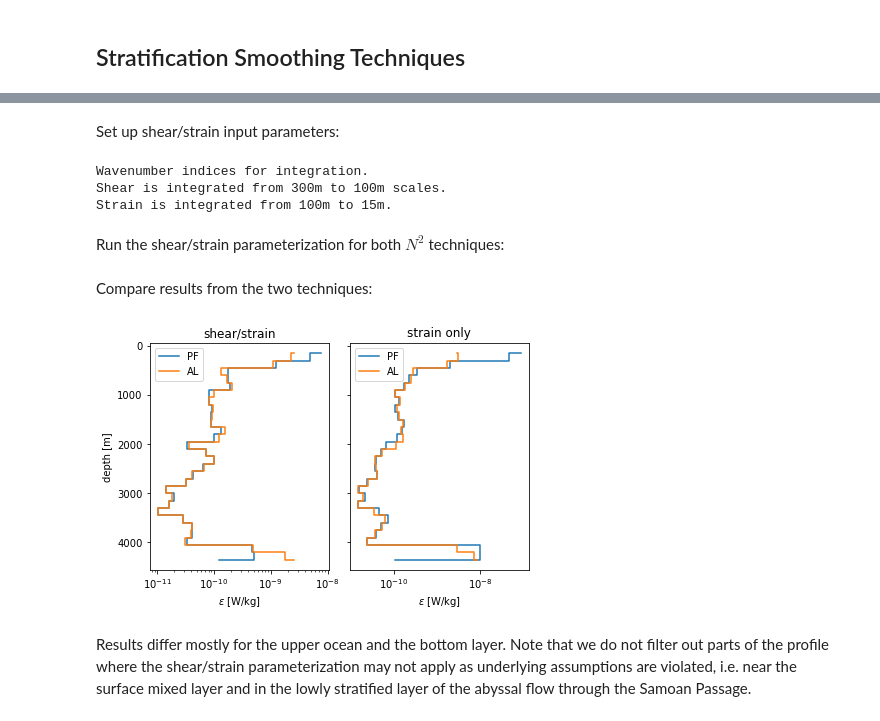
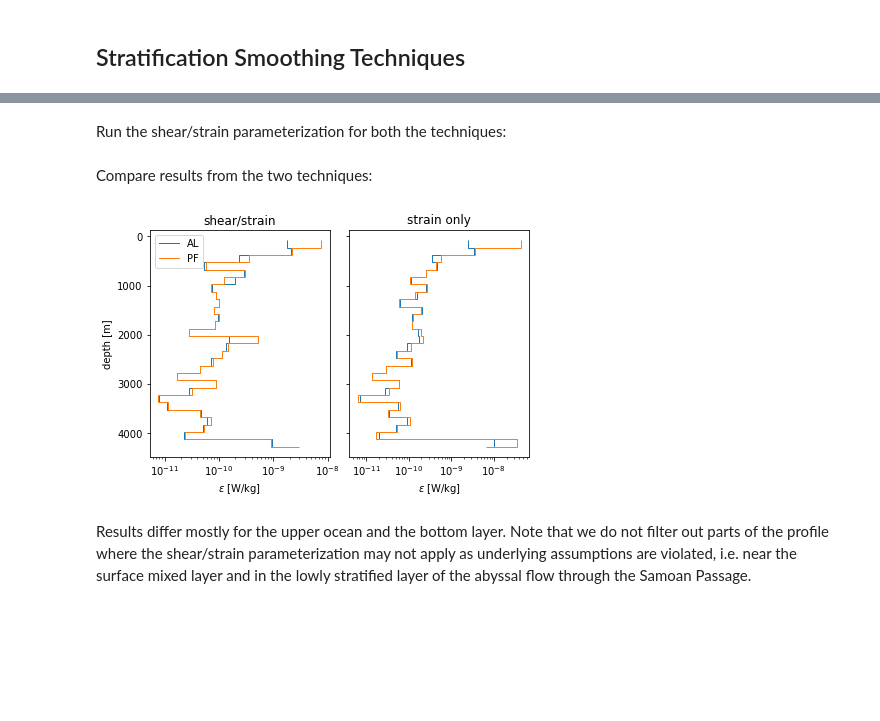
Before and after one commit to modscripps/mixsea, a Jupyter notebook: docs/shearstrain.ipynb, the cells around one changed output, grey strips where cells are left out. Cells and saved outputs as stored; diff of their text form; code cells hidden in the pictures; blank space fills up the shorter version.

```diff
--- a/docs/shearstrain.ipynb
+++ b/docs/shearstrain.ipynb
@@ -143,18 +143,18 @@ Wavenumber indices for integration:
 We now pass through our input data and paramter dictionary to the `shearstrain` function and retrieve the dissipation rate of turbulent kinetic energy $\epsilon$, the diapycnal diffusivity $\kappa_{\rho}$, and an optional dictionary of detailed diagnostics.
 # %%
 eps, krho, diag = mx.shearstrain.shearstrain(
-    depth, t, SP, lon, lat, uz, vz, depth_sh, **shst_params, ladcp_is_shear=True, return_diagnostics=True
+    depth, t, SP, lon, lat, uz, vz, depth_sh, **shst_params
 )
 # %%
-
-
-depth_bin_edges = np.concatenate(([np.min(depth_bin)-dz/2], 0.5*(depth_bin[1:]+depth_bin[:-1]), [np.max(depth_bin)-dz/2]))
-
 depth_bin = diag["depth_bin"]
+depth_bin_edges = np.concatenate((
+    [np.min(depth_bin)-dz/2],
+    0.5*(depth_bin[1:]+depth_bin[:-1]),
+    [np.max(depth_bin)-dz/2]
+))
 fig, ax = plt.subplots(
     nrows=1, ncols=2, figsize=(6, 4), sharey=True
 )
-opts = dict(drawstyle="steps-mid")
 ax[0].stairs(eps, depth_bin_edges, orientation="horizontal", baseline=None, lw=1.5)
 ax[0].set(
     xscale="log", xlabel=r"$\epsilon$ [W/kg]", ylabel="depth [m]"
@@ -278,46 +331,6 @@ plt.axhline(0.66, label="shear integration limit", color="k")
-# %% [markdown]
-Set up shear/strain input parameters:
-# %%
-shst_params = dict()
-
-# Center points of depth windows. Windows are half overlapping, i.e.
-# their size (300m) is double the spacing here (150m).
-window_size = 300.
-bin_size = 10.
-dz = window_size / 2
-N = 80 # number of depth bins
-shst_params["depth_bin"] = np.arange(dz, 10000., dz)
-shst_params["window_size"] = window_size
-
-# Set up wavenumber vector.
-shst_params["m"] = np.arange(
-    2 * np.pi / window_size, 2 * np.pi / bin_size, 2 * np.pi / window_size
-)
-
-# Set up limits for shear and strain variance integrations
-mi_sh = np.array([0, 3])
-shst_params["m_include_sh"] = list(range(*mi_sh))
-mi_st = np.array([2, 20])
-shst_params["m_include_st"] = list(range(*mi_st))
-
-# Convert indices to more intuitive length scales
-m_sh = 2*np.pi/shst_params["m"][[mi_sh[0], mi_sh[1]-1]]
-m_st = 2*np.pi/shst_params["m"][[mi_st[0], mi_st[1]-1]]
-print(
-    f"Wavenumber indices for integration.\n"
-    f"Shear is integrated from {round(m_sh[0])}m to {round(m_sh[1])}m scales.\n"
-    f"Strain is integrated from {round(m_st[0])}m to {round(m_st[1])}m."
-)
-
-shst_params["ladcp_is_shear"] = True # velocity input is shear
-shst_params["return_diagnostics"] = True # output more than just eps, krho
-# %% [output]
-Wavenumber indices for integration.
-Shear is integrated from 300m to 100m scales.
-Strain is integrated from 100m to 15m.
 # %% [markdown]
-Run the shear/strain parameterization for both $N^2$ techniques:
+Run the shear/strain parameterization for both the techniques:
 # %%
-eps_shst, krho_shst, diag = mx.shearstrain.shearstrain(
+eps_PF, krho_PF, diag_PF = mx.shearstrain.shearstrain(
     depth, t, SP, lon, lat, uz, vz, depth_sh, smooth="PF", **shst_params
 )
@@ -328,28 +337,26 @@ eps_shst2, krho_shst2, diag2 = mx.shearstrain.shearstrain(
 # %% [markdown]
 Compare results from the two techniques:
 # %%
-depth_bin = diag["depth_bin"]
 fig, ax = plt.subplots(
     nrows=1, ncols=2, figsize=(6, 4), constrained_layout=True, sharey=True
 )
-opts = dict(drawstyle="steps-mid")
+opts = dict(orientation="horizontal", baseline=None)
+
 # shear/strain
-ax[0].plot(eps_shst, depth_bin, label="PF", **opts)
-ax[0].plot(eps_shst2, depth_bin, label="AL", **opts)
-ax[0].legend()
+ax[0].stairs(eps, depth_bin_edges, label="AL", **opts)
+ax[0].stairs(eps_PF, depth_bin_edges, label="PF", **opts)
+ax[0].legend(loc="upper left")
 ax[0].set(
     xscale="log", xlabel=r"$\epsilon$ [W/kg]", ylabel="depth [m]", title="shear/strain"
 )
+ax[0].invert_yaxis()
+
 # strain only
-eps_st = diag["eps_st"]
-eps_st2 = diag2["eps_st"]
-ax[1].plot(eps_st, depth_bin, label="PF", **opts)
-ax[1].plot(eps_st2, depth_bin, label="AL", **opts)
-ax[1].legend()
-ax[1].set(xscale="log", xlabel=r"$\epsilon$ [W/kg]", title="strain only")
-ax[0].invert_yaxis()
+ax[1].stairs(diag["eps_st"], depth_bin_edges, label="AL", **opts)
+ax[1].stairs(diag_PF["eps_st"], depth_bin_edges, label="PF", **opts)
+ax[1].set(xscale="log", xlabel=r"$\epsilon$ [W/kg]", title="strain only");
 # %% [output]
-[figure, old version]
+[figure, new version]
 # %% [markdown]
 Results differ mostly for the upper ocean and the bottom layer. Note that we do not filter out parts of the profile where the shear/strain parameterization may not apply as underlying assumptions are violated, i.e. near the surface mixed layer and in the lowly stratified layer of the abyssal flow through the Samoan Passage.
 # %% [markdown]
```
Also changed, not shown: parts of 19 cells of this notebook.
